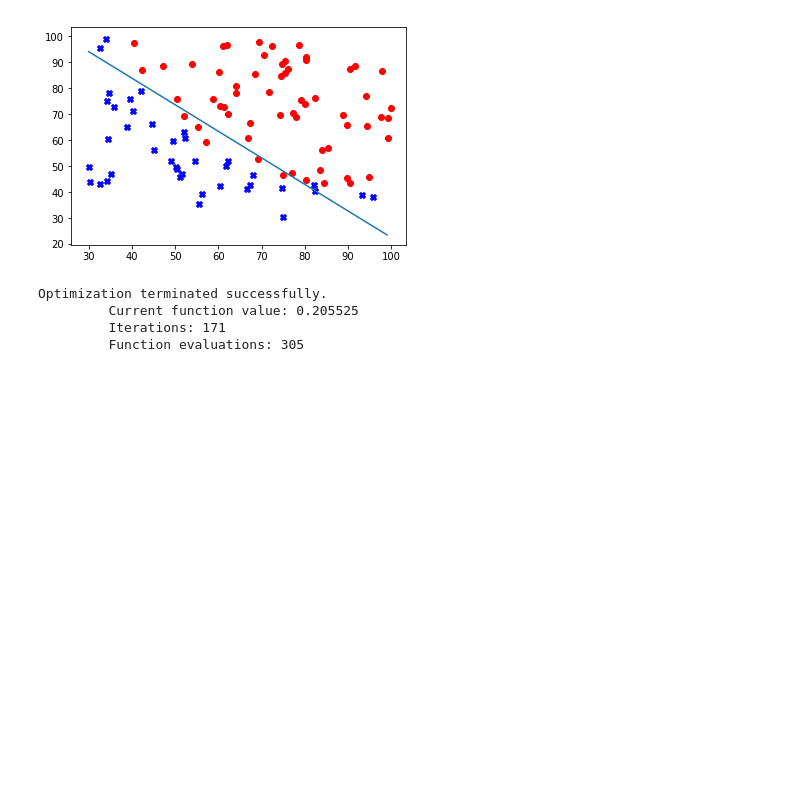
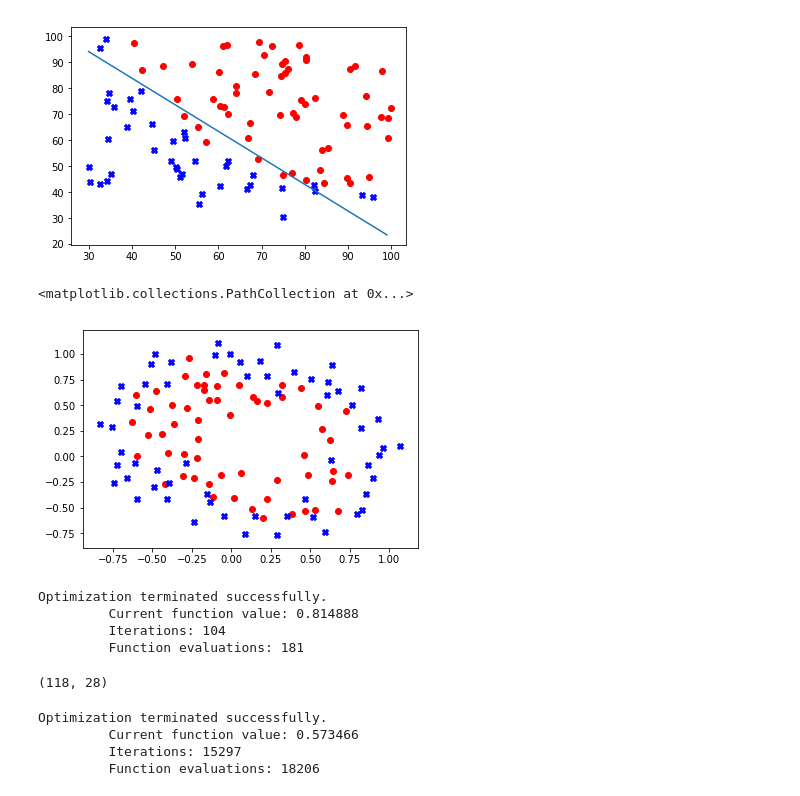
Before and after one commit to davidjbauer/andrew-ng-ML, a Jupyter notebook: ex2.ipynb, the cells around one changed output. Cells and saved outputs as stored; diff of their text form; code cells hidden in the pictures; blank space fills up the shorter version.

Commit message:
Added feature mapping, fit second data set using regularized logistic regression.

```diff
--- a/ex2.ipynb
+++ b/ex2.ipynb
@@ -6,6 +6,8 @@ from scipy.optimize import fmin,fmin_bfgs,basinhopping,fmin_powell
 # %%
 ex2data1 = pd.read_csv("ex2data1.txt",header=None,names=['exam1','exam2','admitted'])
 ex2data1['pad'] =1
+ex2data2 = pd.read_csv("ex2data2.txt",header=None,names=['test1','test2','accepted'])
+ex2data2['pad'] =1
 num_samples = ex2data1.shape[0]
 print(num_samples)
 # %% [output]
@@ -70,6 +72,18 @@ plt.plot(x_bdry,y_bdry)
 # %% [output]
 [<matplotlib.lines.Line2D at 0x...>]
 [figure]
+# %%
+X2_array = ex2data2[['pad','test1','test2']].values
+y2_array = ex2data2['accepted'].values
+plt.scatter(ex2data2[ex2data2.accepted == True]['test1'],
+            ex2data2[ex2data2.accepted == True]['test2'],
+            color='red')
+plt.scatter(ex2data2[ex2data2.accepted == False]['test1'],
+            ex2data2[ex2data2.accepted == False]['test2'],
+            color='blue',marker="X")
+# %% [output]
+<matplotlib.collections.PathCollection at 0x...>
+[figure, added]
 # %%
 def cost_reg(theta,X,y,reg_lambda):
     log_loss = -y.dot(np.log(h(theta,X))) - (1-y).dot(np.log1p(-h(theta,X)))
@@ -77,8 +91,8 @@ def cost_reg(theta,X,y,reg_lambda):
     return 1/num_samples*(log_loss + reg_term)
 # %%
-theta_min_reg = fmin(lambda z: cost_reg(z,X_array,y_array,1),np.zeros(3),maxiter=400)
+theta_min_reg = fmin(lambda z: cost_reg(z,X2_array,y2_array,1),np.zeros(3),maxiter=400)
 # %% [output]
 Optimization terminated successfully.
-         Current function value: 0.205525
-         Iterations: 171
-         Function evaluations: 305
+         Current function value: 0.814888
+         Iterations: 104
+         Function evaluations: 181
@@ -84,0 +108,12 @@ Optimization terminated successfully.
+# %%
+X2_mapped = feature_map(X2_array[:,1:],6)
+X2_mapped.shape
+# %% [output]
+(118, 28)
+# %%
+theta_min_mapped = fmin(lambda z: cost_reg(z,X2_mapped,y2_array,0.1),np.zeros(28),maxiter=20000)
+# %% [output]
+Optimization terminated successfully.
+         Current function value: 0.573466
+         Iterations: 15297
+         Function evaluations: 18206
```
Also changed, not shown: parts of 6 cells of this notebook.
